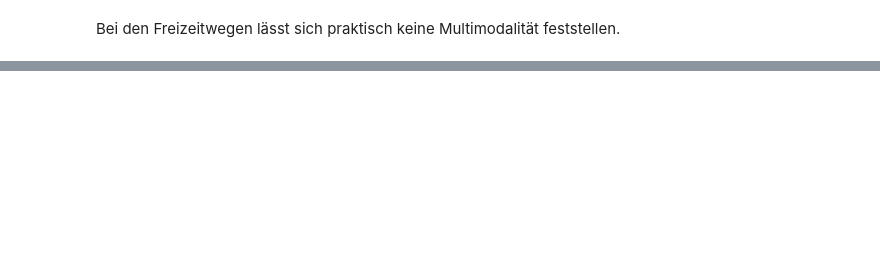
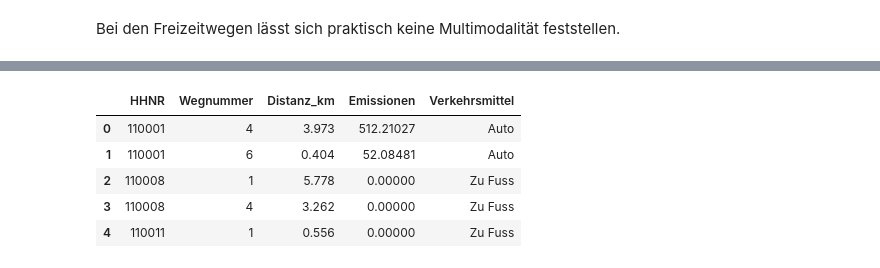
Before and after one commit to larissa-marti/ANM_Gruppe_Y, a Jupyter notebook: fahrzeuge.ipynb, the cells around one changed output, grey strips where cells are left out. Cells and saved outputs as stored; diff of their text form; code cells hidden in the pictures; blank space fills up the shorter version.

Commit message:
20% Diesel und Benzin durch Elektro ersetzt

```diff
--- a/fahrzeuge.ipynb
+++ b/fahrzeuge.ipynb
@@ -831,0 +834,18 @@ Bei den Freizeitwegen lässt sich praktisch keine Multimodalität feststellen.
+# %%
+#Duplizieren mit umwandlung aller Diesel und Benzin zu Elektrisch
+fz_agg_e = fz_agg.copy()
+
+# Zufällig 20% der nicht Elektrischen Fahrzeuge in Elektrische umwandeln,
+import numpy as np
+np.random.seed(0)
+fz_agg_e["Fahrzeugkategorie"] = np.where(
+    np.random.rand(len(fz_agg_e)) < 0.2, "Elektrisch", fz_agg_e["Fahrzeugkategorie"]
+)
+#Anpassung der Emission auf den Wert des Elektrischen
+fz_agg_e["gwp_pro_Kilometer_[g]"] = np.where(
+    fz_agg_e["Fahrzeugkategorie"] == "Elektrisch", 0, fz_agg_e["gwp_pro_Kilometer_[g]"]
+)
+
+
+#Anzahl der Fahrzeuge pro Kategorie als Tabelle ausgeben
+fz_agg_e["Fahrzeugkategorie"].value_counts().to_frame()
@@ -831,0 +871,55 @@ Bei den Freizeitwegen lässt sich praktisch keine Multimodalität feststellen.
+# %%
+#etappen mit neuem Datensatz mergen
+etappen_e = etappen.merge(
+    fz_agg_e[["Haushaltsnummer", "gwp_pro_Kilometer_[g]"]],
+    how="left",
+    left_on="HHNR",
+    right_on="Haushaltsnummer",
+    suffixes=("", "_auto"),
+)
+# Nur für die Zeilen mit Verkehrsmittel "Auto" den Wert aktualisieren
+etappen_e.loc[etappen["Verkehrsmittel"] == "Auto", "gwp_pro_Kilometer_[g]"] = etappen_e[
+    "gwp_pro_Kilometer_[g]_auto"
+]
+
+# Die Hilfsspalte entfernen
+etappen_e.drop(
+    columns=["Haushaltsnummer", "gwp_pro_Kilometer_[g]_auto"], inplace=True
+)
+
+# Für Verkehrsmittel "Zu Fuss" den Wert auf 0 setzen, Emissionswert ist hier vernachlässigbar klein
+etappen_e.loc[etappen["Verkehrsmittel"] == "Zu Fuss", "gwp_pro_Kilometer_[g]"] = 0
+
+# Auffüllen von Verkehrmittel "Anderes" mit dem Durchschnittswert
+etappen_e["gwp_pro_Kilometer_[g]"] = etappen_e["gwp_pro_Kilometer_[g]"].fillna(
+    emissionen["gwp_pro_Kilometer_[g]"].mean())
+# Emissionen der Etappen berechnen
+etappen_e["Emissionen"] = etappen_e["Distanz_km"] * etappen_e["gwp_pro_Kilometer_[g]"]
+# Berechnung der Emissionen pro Weg
+# Gruppierung nach HHNR und Wegnummer, Summierung der Distanz und Emissionen, Zusammenfassung der Verkehrsmittel und Zwecke
+wege_agg_e = (
+    etappen_e.groupby(["HHNR", "Wegnummer"])
+    .agg(
+        {
+            "Distanz_km": "sum",
+            "Emissionen": "sum",
+            "Verkehrsmittel": lambda x: ", ".join(x),
+        }
+    )
+    .reset_index()
+)
+etappen_freizeit_e = etappen_e[etappen_e["Zweck"] == 8].reset_index(drop=True)
+etappen_freizeit_e.info()
+wege_freizeit_agg_e = (
+    etappen_freizeit_e.groupby(["HHNR", "Wegnummer"])
+    .agg(
+        {
+            "Distanz_km": "sum",
+            "Emissionen": "sum",
+            "Verkehrsmittel": lambda x: ", ".join(x),
+        }
+    )
+    .reset_index()
+)
+wege_freizeit_agg_e.head()
+# %% [output]
@@ -831,0 +946,6 @@ Bei den Freizeitwegen lässt sich praktisch keine Multimodalität feststellen.
+|  | HHNR | Wegnummer | Distanz_km | Emissionen | Verkehrsmittel |
+| 0 | 110001 | 4 | 3.973 | 512.21027 | Auto |
+| 1 | 110001 | 6 | 0.404 | 52.08481 | Auto |
+| 2 | 110008 | 1 | 5.778 | 0.00000 | Zu Fuss |
+| 3 | 110008 | 4 | 3.262 | 0.00000 | Zu Fuss |
+| 4 | 110011 | 1 | 0.556 | 0.00000 | Zu Fuss |
```
Also changed, not shown: parts of 16 cells of this notebook, 2 other files.
